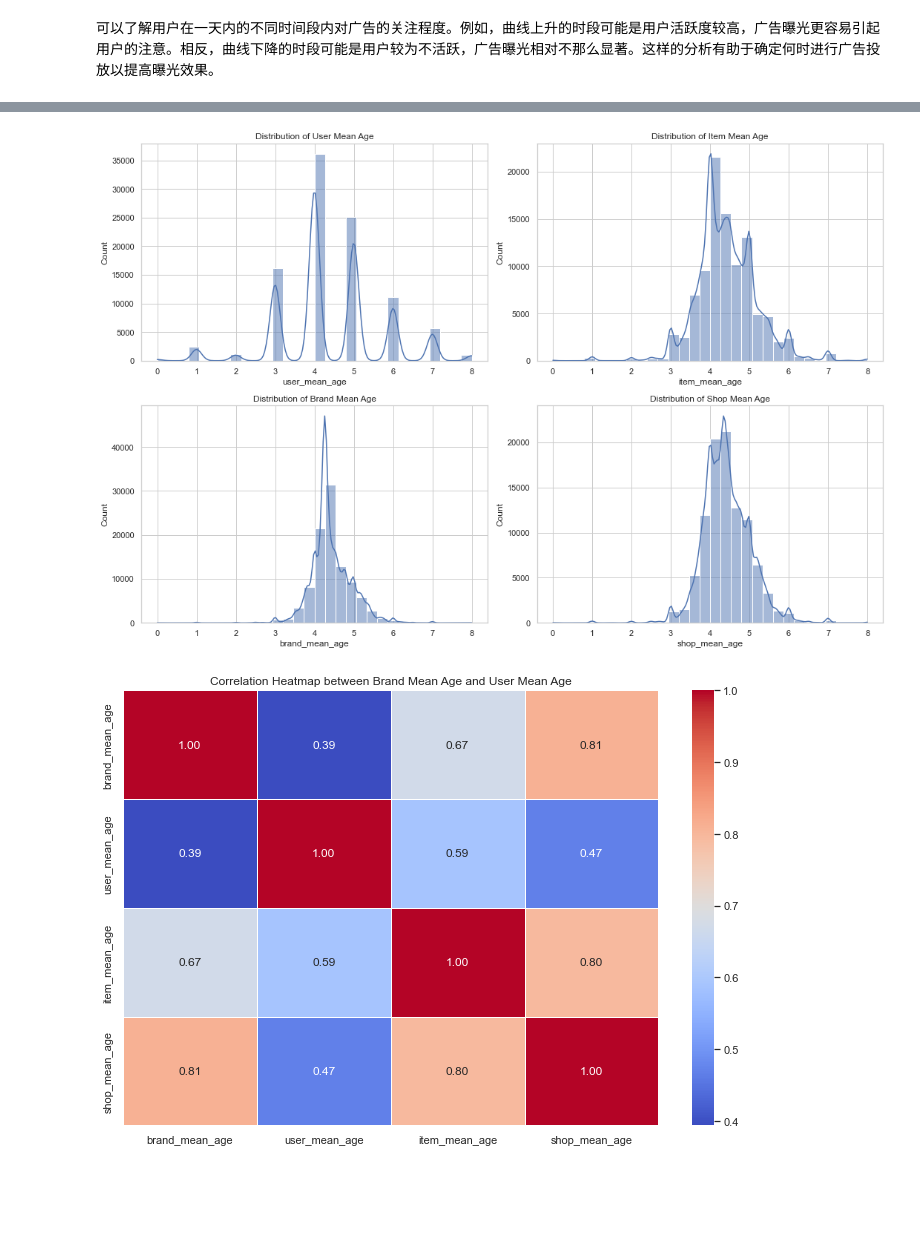
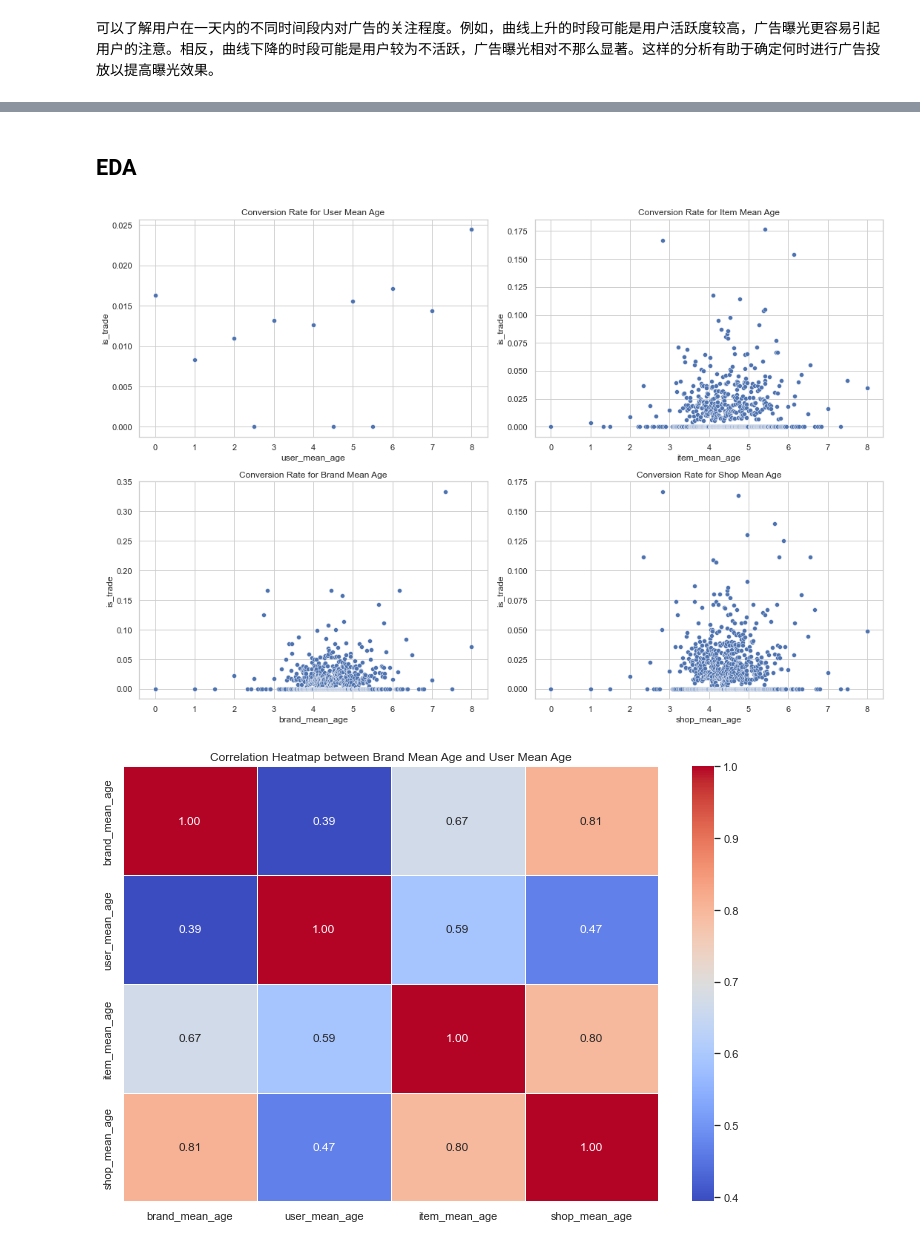
Before and after one commit to IBA6202MA/Search-Advertising-Conversion-Prediction, a Jupyter notebook: feature-engineering-01- basic.ipynb, the cells around one changed output, grey strips where cells are left out. Drawn from its saved outputs; the diff is of its cells as text; code cells hidden in the pictures; blank space fills up the shorter version.

```diff
--- a/feature-engineering-01- basic.ipynb
+++ b/feature-engineering-01- basic.ipynb
@@ -185,39 +158,47 @@ data = data.merge(grouped, how='left', on='item_brand_id')
 grouped = data.groupby('shop_id')['user_age_level'].mean().reset_index()
 grouped.columns = ['shop_id', 'shop_mean_age']
 data = data.merge(grouped, how='left', on='shop_id')
+# %% [markdown]
+## EDA
 # %%
+import seaborn as sns
 import matplotlib.pyplot as plt
-import seaborn as sns
 
-# Create subplots
+# 计算每个均值水平下转化率为1的比例
+conversion_rate_by_user_age = data.groupby('user_mean_age')['is_trade'].mean().reset_index()
+conversion_rate_by_item_age = data.groupby('item_mean_age')['is_trade'].mean().reset_index()
+conversion_rate_by_brand_age = data.groupby('brand_mean_age')['is_trade'].mean().reset_index()
+conversion_rate_by_shop_age = data.groupby('shop_mean_age')['is_trade'].mean().reset_index()
+
+# 创建子图
 fig, axes = plt.subplots(2, 2, figsize=(15, 10))
 
-# Flatten the axes for easy iteration
+# 摊平轴以便于轻松迭代
 axes = axes.flatten()
 
-# Plot User Mean Age
-sns.histplot(data['user_mean_age'].dropna(), bins=30, kde=True, ax=axes[0])
-axes[0].set_title('Distribution of User Mean Age')
+# 绘制用户均值与转化率为1的比例的散点图
+sns.scatterplot(x='user_mean_age', y='is_trade', data=conversion_rate_by_user_age, ax=axes[0])
+axes[0].set_title('Conversion Rate for User Mean Age')
 
-# Plot Item Mean Age
-sns.histplot(data['item_mean_age'].dropna(), bins=30, kde=True, ax=axes[1])
-axes[1].set_title('Distribution of Item Mean Age')
+# 绘制商品均值与转化率为1的比例的散点图
+sns.scatterplot(x='item_mean_age', y='is_trade', data=conversion_rate_by_item_age, ax=axes[1])
+axes[1].set_title('Conversion Rate for Item Mean Age')
 
-# Plot Brand Mean Age
-sns.histplot(data['brand_mean_age'].dropna(), bins=30, kde=True, ax=axes[2])
-axes[2].set_title('Distribution of Brand Mean Age')
+# 绘制品牌均值与转化率为1的比例的散点图
+sns.scatterplot(x='brand_mean_age', y='is_trade', data=conversion_rate_by_brand_age, ax=axes[2])
+axes[2].set_title('Conversion Rate for Brand Mean Age')
 
-# Plot Shop Mean Age
-sns.histplot(data['shop_mean_age'].dropna(), bins=30, kde=True, ax=axes[3])
-axes[3].set_title('Distribution of Shop Mean Age')
+# 绘制店铺均值与转化率为1的比例的散点图
+sns.scatterplot(x='shop_mean_age', y='is_trade', data=conversion_rate_by_shop_age, ax=axes[3])
+axes[3].set_title('Conversion Rate for Shop Mean Age')
 
-# Adjust layout
+# 调整布局
 plt.tight_layout()
 
-# Show the plot
+# 显示图形
 plt.show()
 # %% [output]
-[figure, old version]
+[figure, new version]
 # %%
 import matplotlib.pyplot as plt
 import seaborn as sns
```
Also changed, not shown: parts of 7 cells of this notebook, 1 other file.
